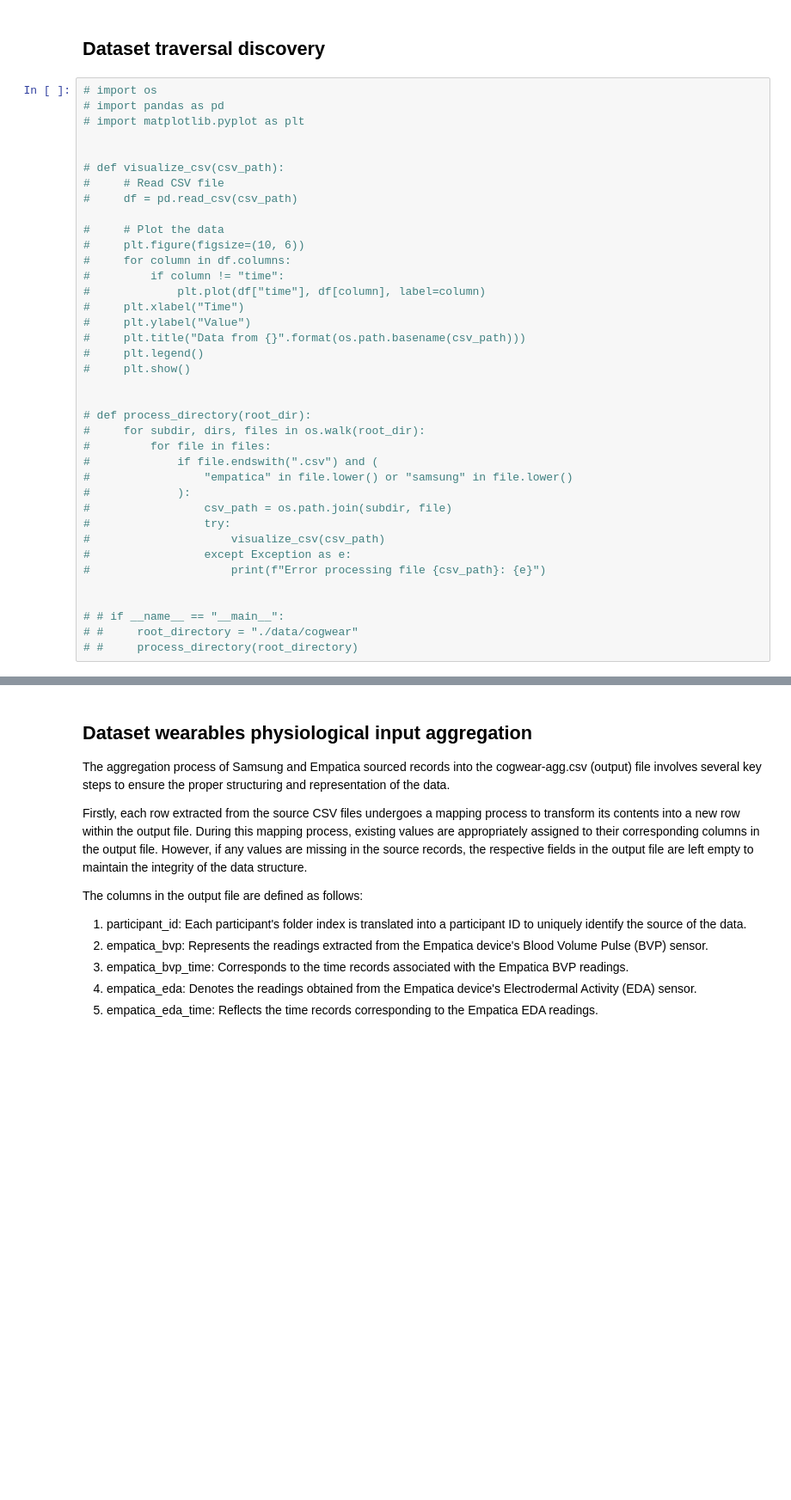
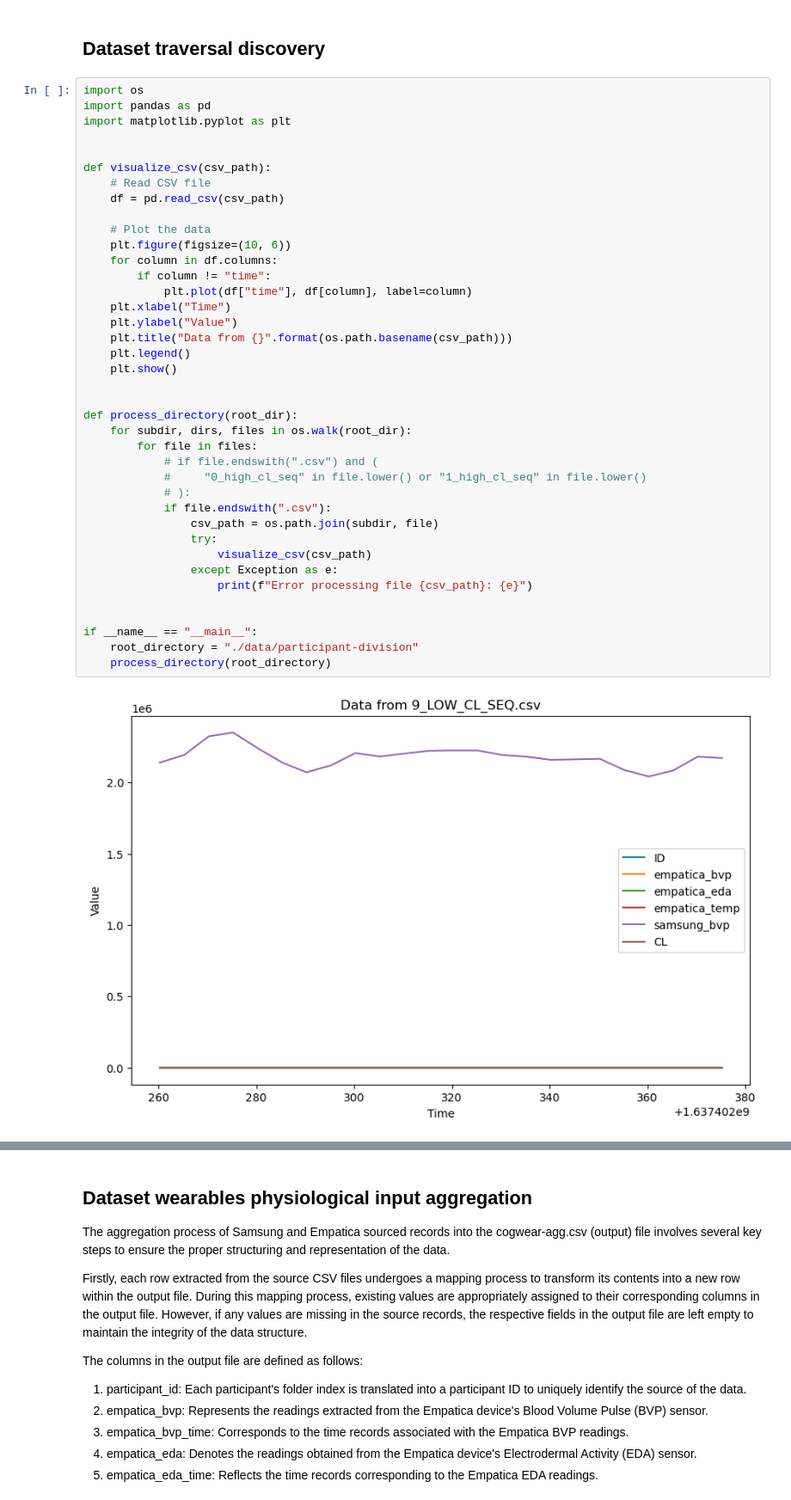
Before and after one commit to Aloa0001/AI-Data-Management, a Jupyter notebook: project/main.ipynb, the cells around one changed output, grey strips where cells are left out. Shown at 86% size. Cells and saved outputs as stored; diff of their text form; blank space fills up the shorter version.

Commit message:
*_low/high_cl_seq ploting

```diff
--- a/project/main.ipynb
+++ b/project/main.ipynb
@@ -3,40 +3,43 @@
 # %% [markdown]
 ## Dataset traversal discovery
 # %%
-# import os
-# import pandas as pd
-# import matplotlib.pyplot as plt
+import os
+import pandas as pd
+import matplotlib.pyplot as plt
 
 
-# def visualize_csv(csv_path):
-#     # Read CSV file
-#     df = pd.read_csv(csv_path)
+def visualize_csv(csv_path):
+    # Read CSV file
+    df = pd.read_csv(csv_path)
 
-#     # Plot the data
-#     plt.figure(figsize=(10, 6))
-#     for column in df.columns:
-#         if column != "time":
-#             plt.plot(df["time"], df[column], label=column)
-#     plt.xlabel("Time")
-#     plt.ylabel("Value")
-#     plt.title("Data from {}".format(os.path.basename(csv_path)))
-#     plt.legend()
-#     plt.show()
+    # Plot the data
+    plt.figure(figsize=(10, 6))
+    for column in df.columns:
+        if column != "time":
+            plt.plot(df["time"], df[column], label=column)
+    plt.xlabel("Time")
+    plt.ylabel("Value")
+    plt.title("Data from {}".format(os.path.basename(csv_path)))
+    plt.legend()
+    plt.show()
 
 
-# def process_directory(root_dir):
-#     for subdir, dirs, files in os.walk(root_dir):
-#         for file in files:
-#             if file.endswith(".csv") and (
-#                 "empatica" in file.lower() or "samsung" in file.lower()
-#             ):
-#                 csv_path = os.path.join(subdir, file)
-#                 try:
-#                     visualize_csv(csv_path)
-#                 except Exception as e:
-#                     print(f"Error processing file {csv_path}: {e}")
+def process_directory(root_dir):
+    for subdir, dirs, files in os.walk(root_dir):
+        for file in files:
+            # if file.endswith(".csv") and (
+            #     "0_high_cl_seq" in file.lower() or "1_high_cl_seq" in file.lower()
+            # ):
+            if file.endswith(".csv"):
+                csv_path = os.path.join(subdir, file)
+                try:
+                    visualize_csv(csv_path)
+                except Exception as e:
+                    print(f"Error processing file {csv_path}: {e}")
 
 
-# # if __name__ == "__main__":
-# #     root_directory = "./data/cogwear"
-# #     process_directory(root_directory)
+if __name__ == "__main__":
+    root_directory = "./data/participant-division"
+    process_directory(root_directory)
+# %% [output]
+[figure, added]
```
Also changed, not shown: parts of 2 cells of this notebook.
